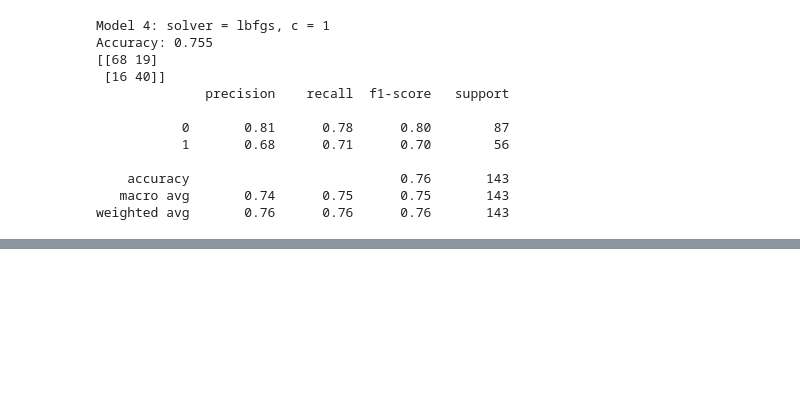
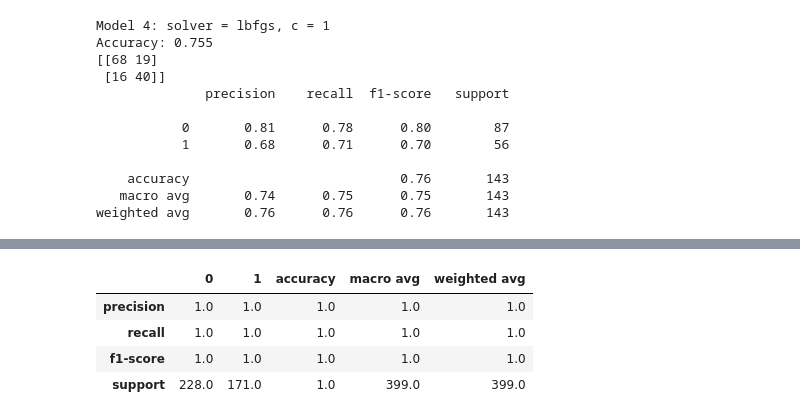
Before and after one commit to Promeos/classification-exercises, a Jupyter notebook: model.ipynb, the cells around one changed output, grey strips where cells are left out. Saved outputs shown, nothing was run; the diff lists cells and outputs as text; code cells hidden in the pictures; blank space fills up the shorter version.

```diff
--- a/model.ipynb
+++ b/model.ipynb
@@ -30,5 +71,7 @@ df_titanic.head()
 # %%
-df_titanic.dropna(how='any', subset=['age'], inplace=True)
+df_titanic.dropna(how='any',
+                  subset=['age'],
+                  inplace=True)
 # %% [markdown]
 # Test Models
 ## _Model 1_
@@ -494,0 +557,19 @@ weighted avg       0.76      0.76      0.76       143
+# %%
+X = df_titanic.drop(columns='survived')
+y = df_titanic[['survived']]
+
+X_train_validate, X_test, y_train_validate, y_test = train_test_split(X,
+                                                                      y,
+                                                                      test_size=.2,
+                                                                      random_state=123
+                                                                      )
+
+X_train, X_validate, y_train, y_validate = train_test_split(X_train_validate,
+                                                            y_train_validate,
+                                                            test_size=.3,
+                                                            random_state=123
+                                                            )
+
+
+print("train: ", X_train.shape, ", validate: ", X_validate.shape, ", test: ", X_test.shape)
+print("train: ", y_train.shape, ", validate: ", y_validate.shape, ", test: ", y_test.shape)
@@ -494,0 +579,5 @@ weighted avg       0.76      0.76      0.76       143
+# %%
+tree_clf = DecisionTreeClassifier()
+# %%
+tree_clf = tree_clf.fit(X_train, y_train)
+y_prediction_train = tree_clf.predict(X_train)
@@ -494,0 +596,8 @@ weighted avg       0.76      0.76      0.76       143
+# %%
+pd.DataFrame(classification_report(y_train, y_prediction_train, output_dict=True))
+# %% [output]
+|  | 0 | 1 | accuracy | macro avg | weighted avg |
+| precision | 1.0 | 1.0 | 1.0 | 1.0 | 1.0 |
+| recall | 1.0 | 1.0 | 1.0 | 1.0 | 1.0 |
+| f1-score | 1.0 | 1.0 | 1.0 | 1.0 | 1.0 |
+| support | 228.0 | 171.0 | 1.0 | 399.0 | 399.0 |
```
Also changed, not shown: parts of 16 cells of this notebook, 1 other file.
